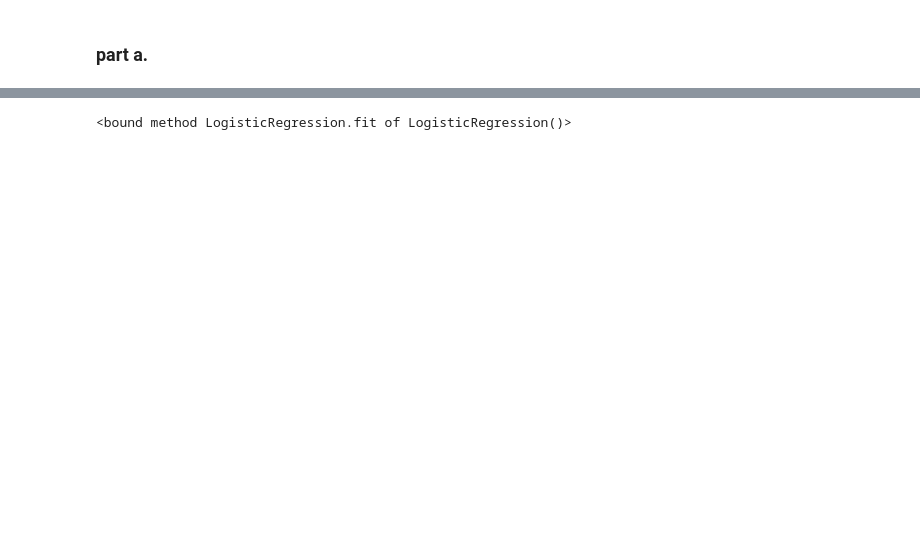
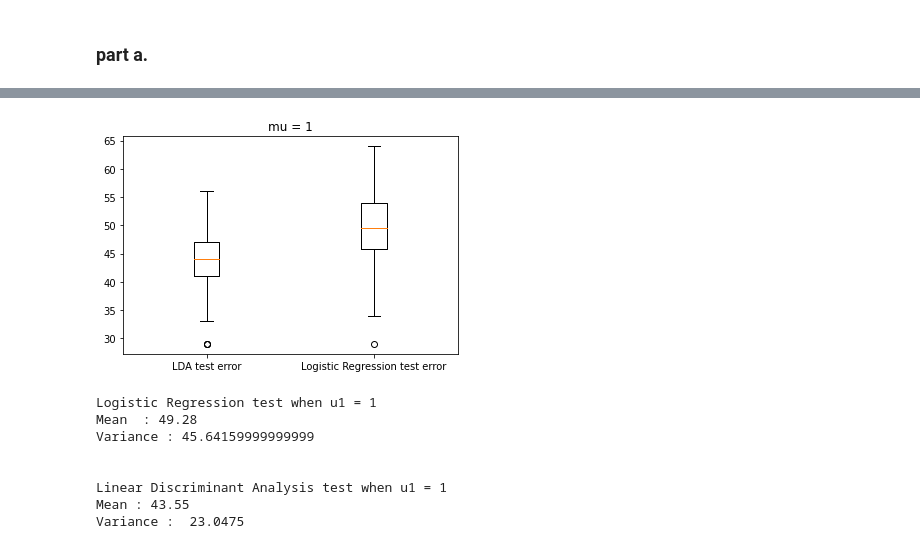
Before and after one commit to sgwlee96/STA142A, a Jupyter notebook: SW_L_HW2.ipynb, the cells around one changed output, grey strips where cells are left out. Cells and saved outputs as stored; diff of their text form; code cells hidden in the pictures; blank space fills up the shorter version.

```diff
--- a/SW_L_HW2.ipynb
+++ b/SW_L_HW2.ipynb
@@ -59,20 +45,53 @@ def GeneratingData(mu, n):
 # %%
 # Train Logistic regression / LDA
 
+LRTesterror = list()
+LDATesterror = list()
+
 LR = LogisticRegression()
-LDA = LinearDiscriminantAnalysis(n_components=1)
+LDA = LinearDiscriminantAnalysis()
 
 
-Logistic_test_error = []
-LDA_test_error = []
 
-X_train, Y_train = X, Y
-
-LR.fit(X_train, Y_train)
-LDA.fit(X_train, Y_train)
-
+# LR.fit(X_train, Y_train)
+# LDA.fit(X_test, Y_test)
 
 for i in range(100):
+
     X_train, Y_train = GeneratingData(1, 100)
+    X_test, Y_test = GeneratingData(1, 100)
+
+    LR.fit(X_train, Y_train)
+    LDA.fit(X_test, Y_test)
+
+    LRerror = sum(Y_test != LR.predict(X_test))
+    LDAerror = sum(Y_test != LDA.predict(X_test))
+    LRTesterror.append(LRerror)
+    LDATesterror.append(LDAerror)
-# %% [output]
-<bound method LogisticRegression.fit of LogisticRegression()>
+# %%
+# Plot a box-plot of the test error of logistic regression and LDA for 100 trials.
+
+fig, ax = plt.subplots()
+ax.boxplot([LDATesterror, LRTesterror])
+plt.xticks([1, 2], ['LDA test error', 'Logistic Regression test error'])
+plt.title("mu = 1")
+plt.show()
+
+
+print("Logistic Regression test when u1 = 1")
+print(f"Mean  : {np.mean(LRTesterror)} ")
+print(f"Variance : {np.var(LRTesterror)}")
+print("\n")
+print("Linear Discriminant Analysis test when u1 = 1")
+print(f"Mean : {np.mean(LDATesterror)}")
+print(f"Variance :  {np.var(LDATesterror)}")
+# %% [output]
+[figure, added]
+Logistic Regression test when u1 = 1
+Mean  : 49.28
+Variance : 45.64159999999999
+
+
+Linear Discriminant Analysis test when u1 = 1
+Mean : 43.55
+Variance :  23.0475
```
Also changed, not shown: parts of 23 cells of this notebook.
